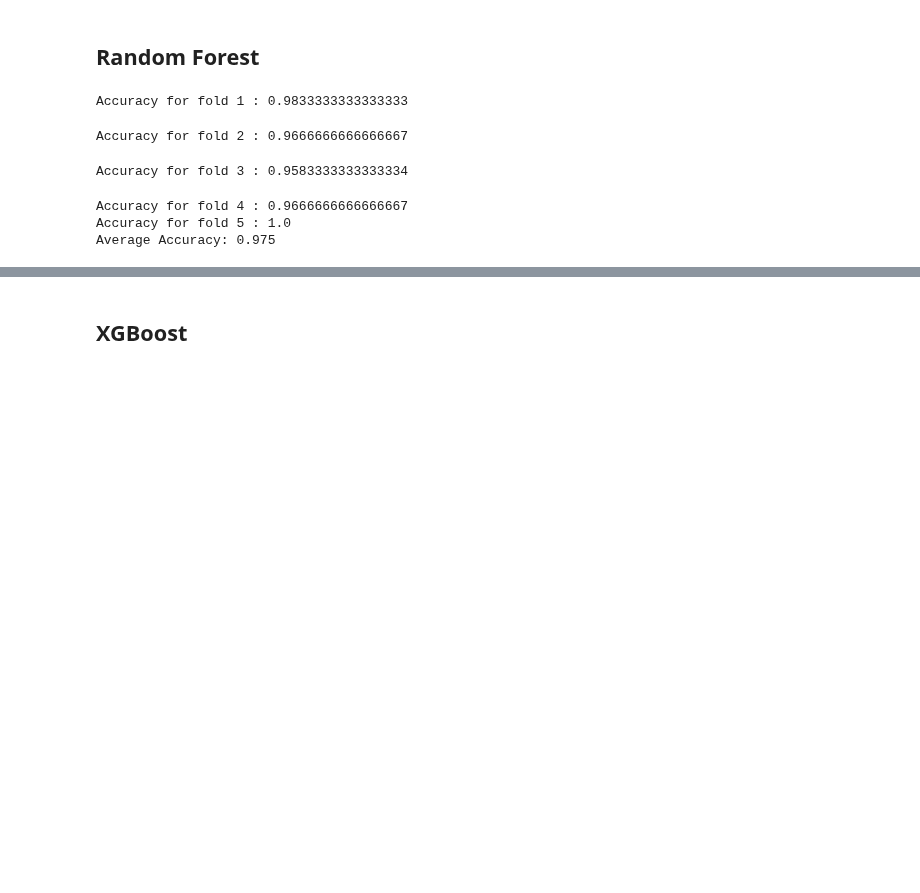
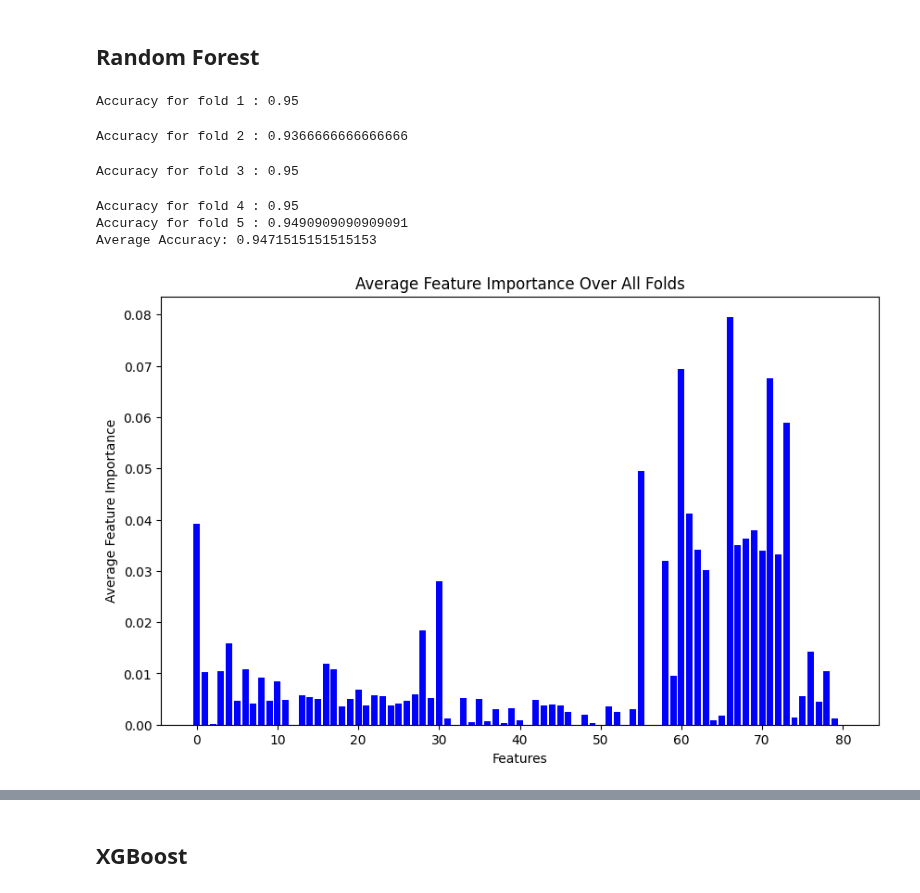
Before and after one commit to peppey/Topological-Data-Analysis-on-Brain-Data, a Jupyter notebook: Anesthesia_Data/Classification.ipynb, the cells around one changed output, grey strips where cells are left out. Saved outputs shown, nothing was run; the diff lists cells and outputs as text; code cells hidden in the pictures; blank space fills up the shorter version.

Commit message:
Combined classification for all subjects

```diff
--- a/Anesthesia_Data/Classification.ipynb
+++ b/Anesthesia_Data/Classification.ipynb
@@ -25,7 +25,7 @@ mlflow.set_tracking_uri(uri="http://127.0.0.1:8080")
 # %% [markdown]
 # Import and Concatenate Data
 # %%
-subject_list = ["m292", "m294"]
+subject_list = ["m292", "m294", "m298", "m299", "m300"]
 label_list = [0, 1, 2, 3, 4]
 # %% [markdown]
 ## EEG/EMG Data
@@ -46,0 +52,2 @@ feature_df = helpers.merge_feature_dfs(time_series_feature_df, brain_imaging_fea
+# %%
+feature_df.fillna(0, inplace=True)
@@ -91,6 +104,7 @@ np.save('Features/All_Test_Labels.npy', \
 params = {"random_state": 42, "n_estimators": 900, "min_samples_split": 2}
 rf = RandomForestClassifier(**params)
 all_accuracies = []
+all_feature_importances = []
 
 for fold in range(5):
     rf.fit(X_train[fold], y_train[fold])
@@ -99,12 +113,29 @@ for fold in range(5):
     all_accuracies.append(accuracy)
     print("Accuracy for fold", fold + 1, ":", accuracy)
 
+
+    feature_importances = rf.feature_importances_
+    all_feature_importances.append(feature_importances)
+
 average_accuracy = np.mean(all_accuracies)
 print("Average Accuracy:", average_accuracy)
 # %% [output]
-Accuracy for fold 1 : 0.9833333333333333
+Accuracy for fold 1 : 0.95
-Accuracy for fold 2 : 0.9666666666666667
+Accuracy for fold 2 : 0.9366666666666666
-Accuracy for fold 3 : 0.9583333333333334
+Accuracy for fold 3 : 0.95
-Accuracy for fold 4 : 0.9666666666666667
-Accuracy for fold 5 : 1.0
-Average Accuracy: 0.975
+Accuracy for fold 4 : 0.95
+Accuracy for fold 5 : 0.9490909090909091
+Average Accuracy: 0.9471515151515153
+# %%
+average_feature_importance = np.mean(all_feature_importances, axis=0)
+
+# Plotting feature importances
+plt.figure(figsize=(10, 6))
+plt.bar(range(len(average_feature_importance)), average_feature_importance, color='b', align='center')
+#plt.xticks(range(len(average_feature_importance)), feature_names, rotation=90)
+plt.xlabel('Features')
+plt.ylabel('Average Feature Importance')
+plt.title('Average Feature Importance Over All Folds')
+plt.show()
+# %% [output]
+[figure, added]
```
Also changed, not shown: parts of 16 cells of this notebook.
